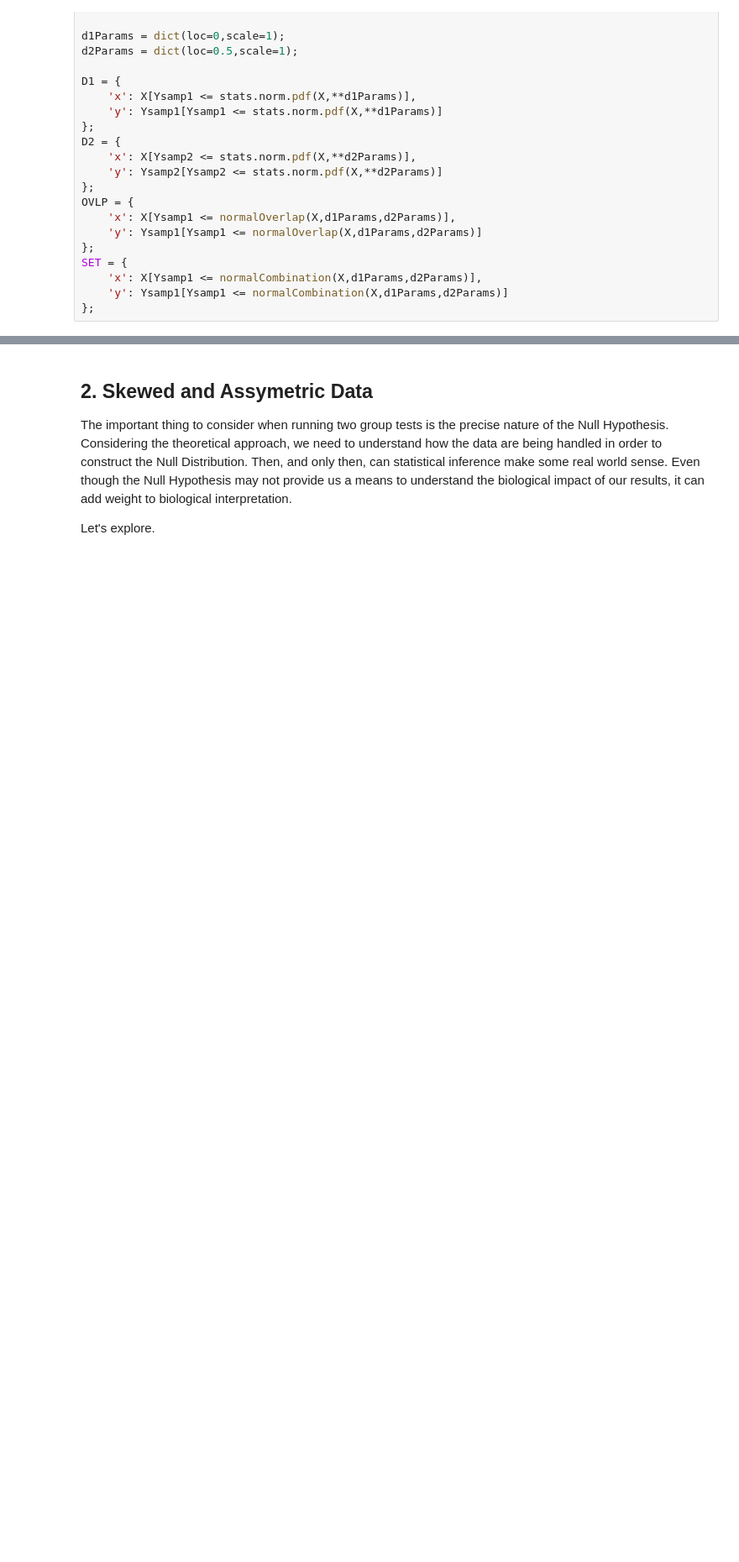
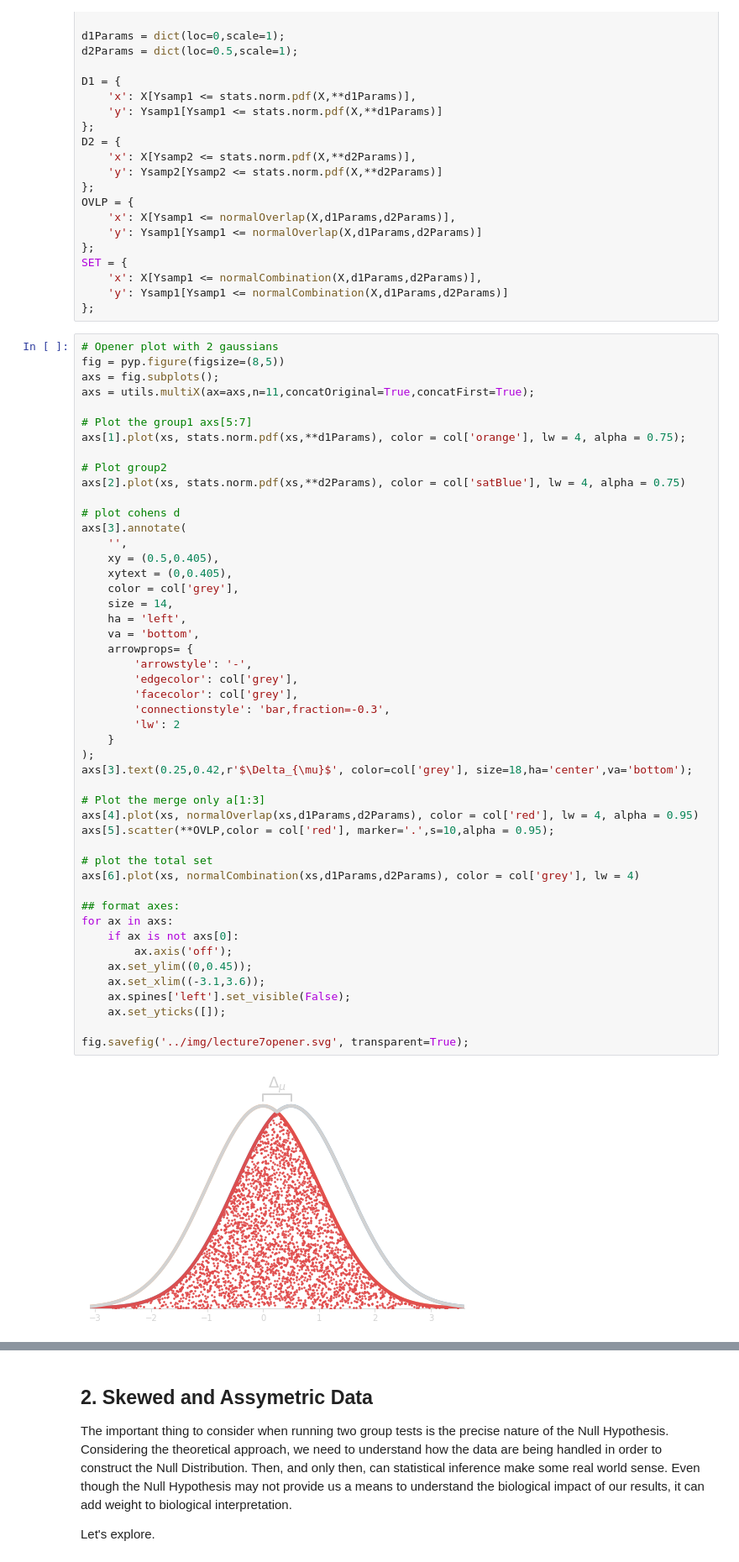
Before and after one commit to Khlick/LS40-Lectures, a Jupyter notebook: lib/_notebooks/Lectures 7-8.ipynb, the cells around one changed output, grey strips where cells are left out. Shown at 84% size. Saved outputs shown, nothing was run; the diff lists cells and outputs as text; blank space fills up the shorter version.

```diff
--- a/lib/_notebooks/Lectures 7-8.ipynb
+++ b/lib/_notebooks/Lectures 7-8.ipynb
@@ -62,6 +62,56 @@ SET = {
     'x': X[Ysamp1 <= normalCombination(X,d1Params,d2Params)],
     'y': Ysamp1[Ysamp1 <= normalCombination(X,d1Params,d2Params)]
 };
+# %%
+# Opener plot with 2 gaussians
+fig = pyp.figure(figsize=(8,5))
+axs = fig.subplots();
+axs = utils.multiX(ax=axs,n=11,concatOriginal=True,concatFirst=True);
+
+# Plot the group1 axs[5:7]
+axs[1].plot(xs, stats.norm.pdf(xs,**d1Params), color = col['orange'], lw = 4, alpha = 0.75);
+
+# Plot group2
+axs[2].plot(xs, stats.norm.pdf(xs,**d2Params), color = col['satBlue'], lw = 4, alpha = 0.75)
+
+# plot cohens d
+axs[3].annotate(
+    '',
+    xy = (0.5,0.405),
+    xytext = (0,0.405),
+    color = col['grey'],
+    size = 14,
+    ha = 'left',
+    va = 'bottom',
+    arrowprops= {
+        'arrowstyle': '-',
+        'edgecolor': col['grey'],
+        'facecolor': col['grey'],
+        'connectionstyle': 'bar,fraction=-0.3',
+        'lw': 2
+    }
+);
+axs[3].text(0.25,0.42,r'$\Delta_{\mu}$', color=col['grey'], size=18,ha='center',va='bottom');
+
+# Plot the merge only a[1:3]
+axs[4].plot(xs, normalOverlap(xs,d1Params,d2Params), color = col['red'], lw = 4, alpha = 0.95)
+axs[5].scatter(**OVLP,color = col['red'], marker='.',s=10,alpha = 0.95);
+
+# plot the total set
+axs[6].plot(xs, normalCombination(xs,d1Params,d2Params), color = col['grey'], lw = 4)
+
+## format axes:
+for ax in axs:
+    if ax is not axs[0]:
+        ax.axis('off');
+    ax.set_ylim((0,0.45));
+    ax.set_xlim((-3.1,3.6));
+    ax.spines['left'].set_visible(False);
+    ax.set_yticks([]);
+
+fig.savefig('../img/lecture7opener.svg', transparent=True);
+# %% [output]
+[figure, added]
 # %%
 #Plot
 fig = pyp.figure(figsize=(8,5))
```
Also changed, not shown: parts of 8 cells of this notebook, 28 other files.
